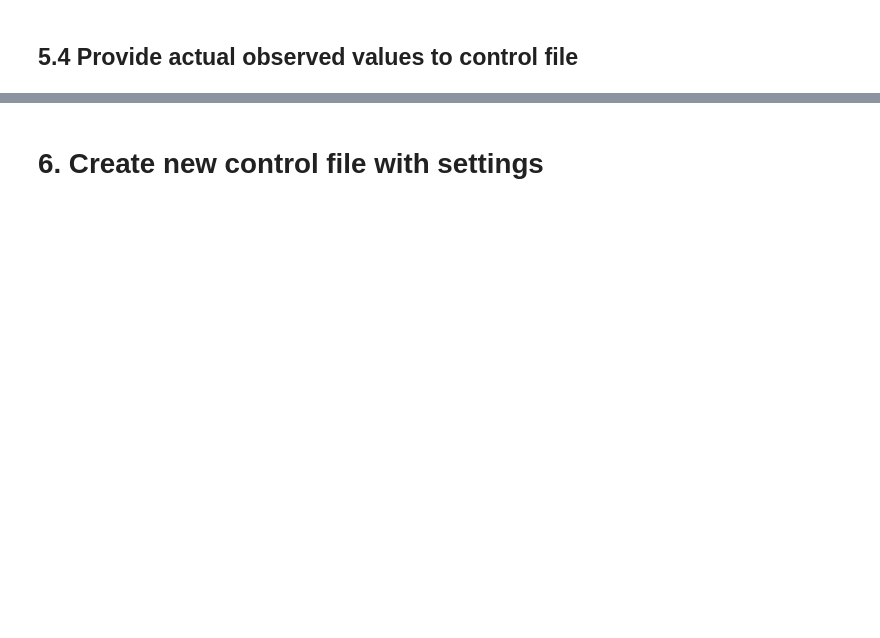
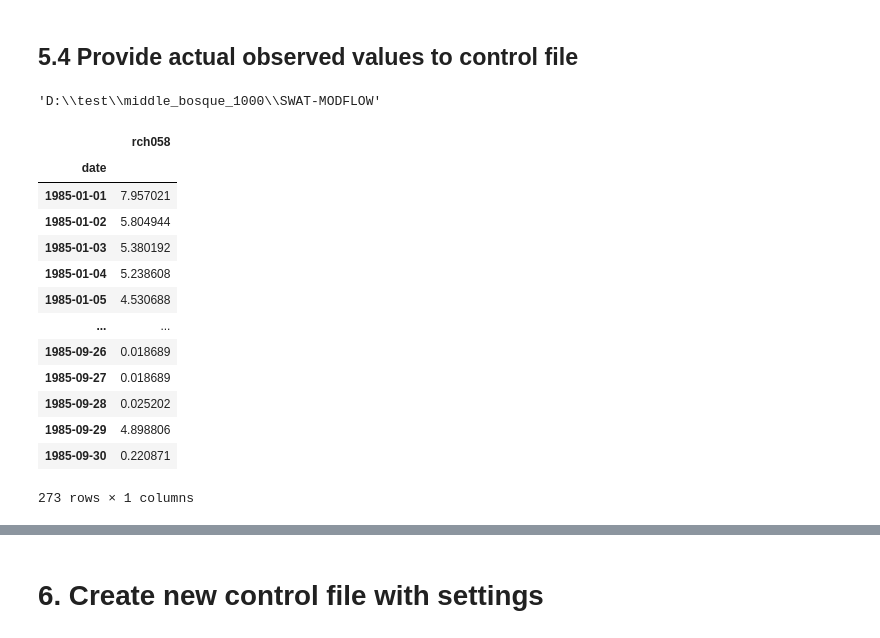
Before and after one commit to spark-brc/swatmf, a Jupyter notebook: tutorials/01_zon_setup.ipynb, the cells around one changed output, grey strips where cells are left out. Cells and saved outputs as stored; diff of their text form; code cells hidden in the pictures; blank space fills up the shorter version.

```diff
--- a/tutorials/01_zon_setup.ipynb
+++ b/tutorials/01_zon_setup.ipynb
@@ -252,15 +336,34 @@ obd
 # %% [markdown]
 ## 5.4 Provide actual observed values to control file
+# %%
+os.getcwd()
+# %% [output]
+'D:\\test\\middle_bosque_1000\\SWAT-MODFLOW'
 # %%
 # Streamflow
-stf_obd = pd.read_csv('stf_day.obd',
-                       sep='/t',
+stf_obd = pd.read_csv('swat_rch_day.obd',
+                       sep=r'\t',
                        index_col = 0,
                        parse_dates = True,
                        na_values=[-999, '']
                      )
 stf_obd = stf_obd[cal_start: cal_end]
 stf_obd
+# %% [output]
+|  | rch058 |
+| date |  |
+| 1985-01-01 | 7.957021 |
+| 1985-01-02 | 5.804944 |
+| 1985-01-03 | 5.380192 |
+| 1985-01-04 | 5.238608 |
+| 1985-01-05 | 4.530688 |
+| ... | ... |
+| 1985-09-26 | 0.018689 |
+| 1985-09-27 | 0.018689 |
+| 1985-09-28 | 0.025202 |
+| 1985-09-29 | 4.898806 |
+| 1985-09-30 | 0.220871 |
+273 rows × 1 columns
 # %%
 # watertable
 dtw_obd = pd.read_csv('dtw_day.obd',
```
Also changed, not shown: parts of 32 cells of this notebook, 10 other files.
